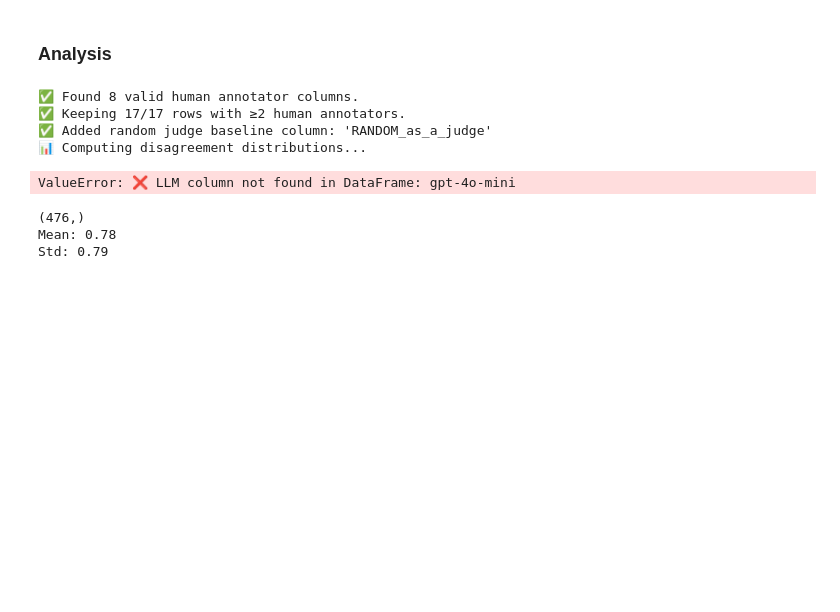
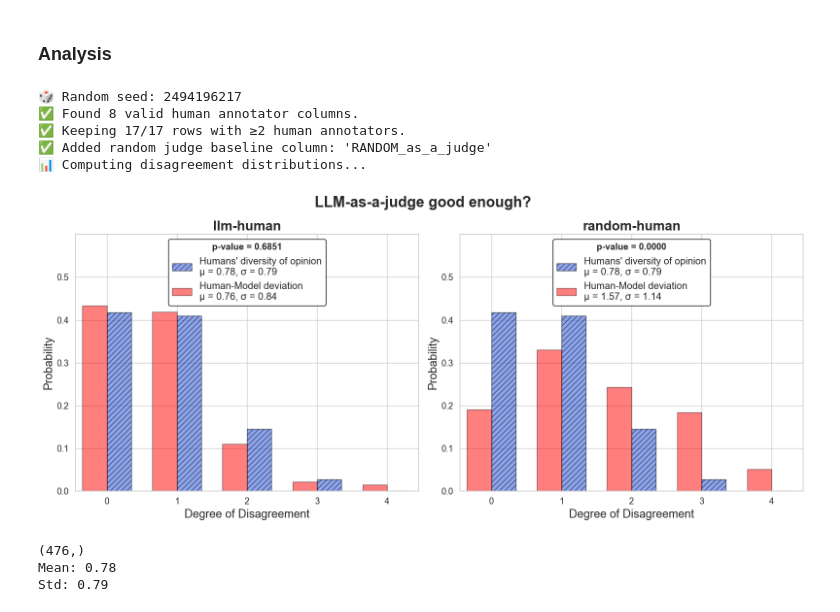
Before and after one commit to Ocean-code-1995/llm-judge-good-enough, a Jupyter notebook: movielens/src/analysis.ipynb, the cells around one changed output. Cells and saved outputs as stored; diff of their text form; code cells hidden in the pictures; blank space fills up the shorter version.

```diff
--- a/movielens/src/analysis.ipynb
+++ b/movielens/src/analysis.ipynb
@@ -125,20 +125,21 @@ from llm_good_enough import LLMGoodEnough
 # %%
 MIN, MAX = 1, 5
 HUMAN_COLS = [c for c in merged.columns if c.startswith("human_")]
 
 judge = LLMGoodEnough(
     df=merged,
     human_cols=HUMAN_COLS,
     min_score=MIN, max_score=MAX
 )
 
-judge.visualize_good_enough(llm_col="gpt-4o-mini", y_lim=0.6)
+judge.visualize_good_enough(llm_col="GPT-4o-mini", y_lim=0.6)
 # %% [output]
+🎲 Random seed: 2494196217
 ✅ Found 8 valid human annotator columns.
 ✅ Keeping 17/17 rows with ≥2 human annotators.
 ✅ Added random judge baseline column: 'RANDOM_as_a_judge'
 📊 Computing disagreement distributions...
-ValueError: ❌ LLM column not found in DataFrame: gpt-4o-mini
+[figure, added]
 # %%
 human_human_disagreements = judge.compute_human_disagreements()
 
```
Also changed, not shown: parts of 4 cells of this notebook, 3 other files.
